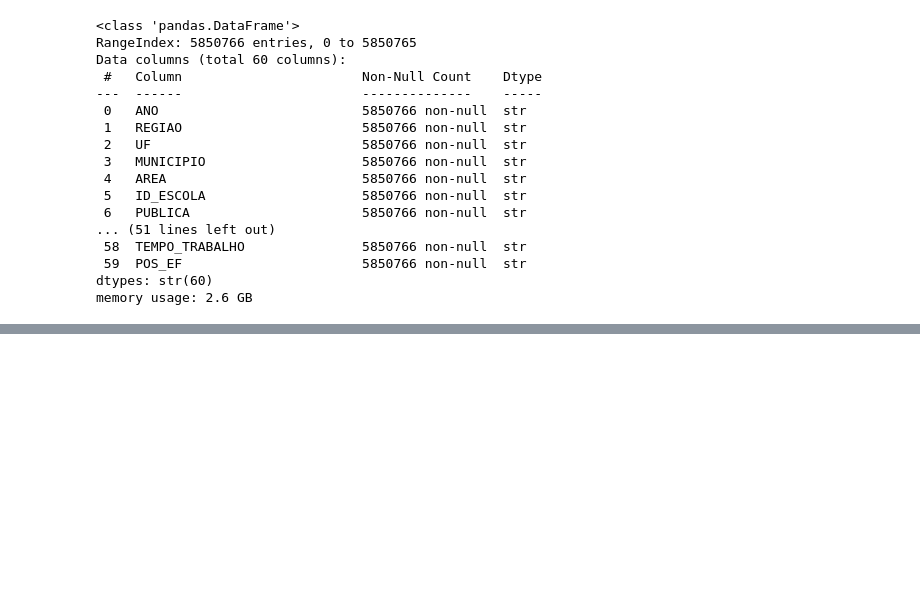
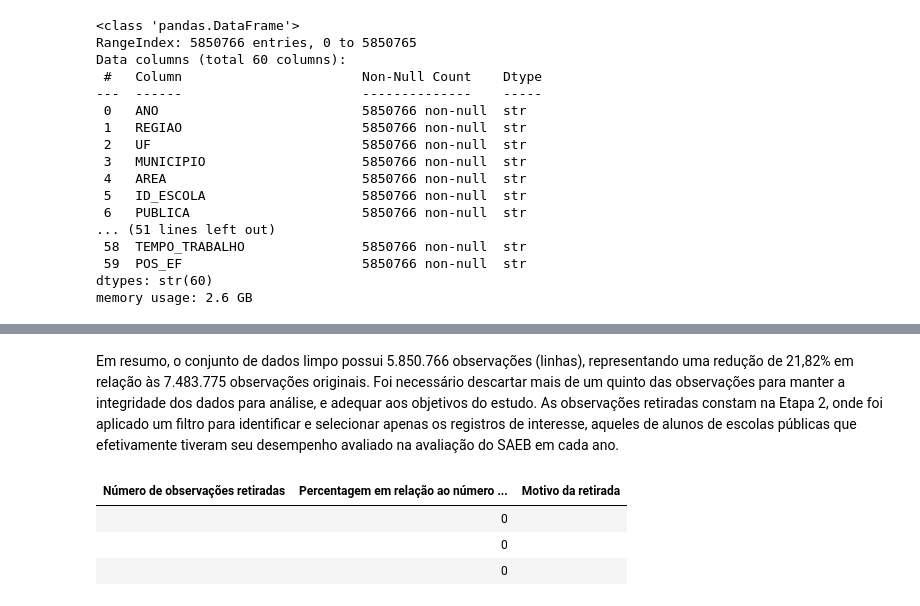
Before and after one commit to emilly788/TCC, a Jupyter notebook: 2. Pré-processamento.ipynb, the cells around one changed output, grey strips where cells are left out. Drawn from its saved outputs; the diff is of its cells as text; code cells hidden in the pictures; blank space fills up the shorter version.

```diff
--- a/2. Pré-processamento.ipynb
+++ b/2. Pré-processamento.ipynb
@@ -649,0 +1458,16 @@ df_unif.query('PESO != PESO')
+# %% [markdown]
+Em resumo, o conjunto de dados limpo possui 5.850.766 observações (linhas), representando uma redução de 21,82% em relação às 7.483.775 observações originais. Foi necessário descartar mais de um quinto das observações para manter a integridade dos dados para análise, e adequar aos objetivos do estudo. As observações retiradas constam na Etapa 2, onde foi aplicado um filtro para identificar e selecionar apenas os registros de interesse, aqueles de alunos de escolas públicas que efetivamente tiveram seu desempenho avaliado na avaliação do SAEB em cada ano.
+# %%
+dados = {
+    "Número de observações retiradas": ["", "", ""],
+    "Percentagem em relação ao número original de entradas": [0,0,0],
+    "Motivo da retirada": ["", "", ""]
+}
+
+df = pd.DataFrame(dados)
+df.style.hide(axis="index")
+# %% [output]
+| Número de observações retiradas | Percentagem em relação ao número ... | Motivo da retirada |
+|  | 0 |  |
+|  | 0 |  |
+|  | 0 |  |
```
Also changed, not shown: parts of 52 cells of this notebook.
